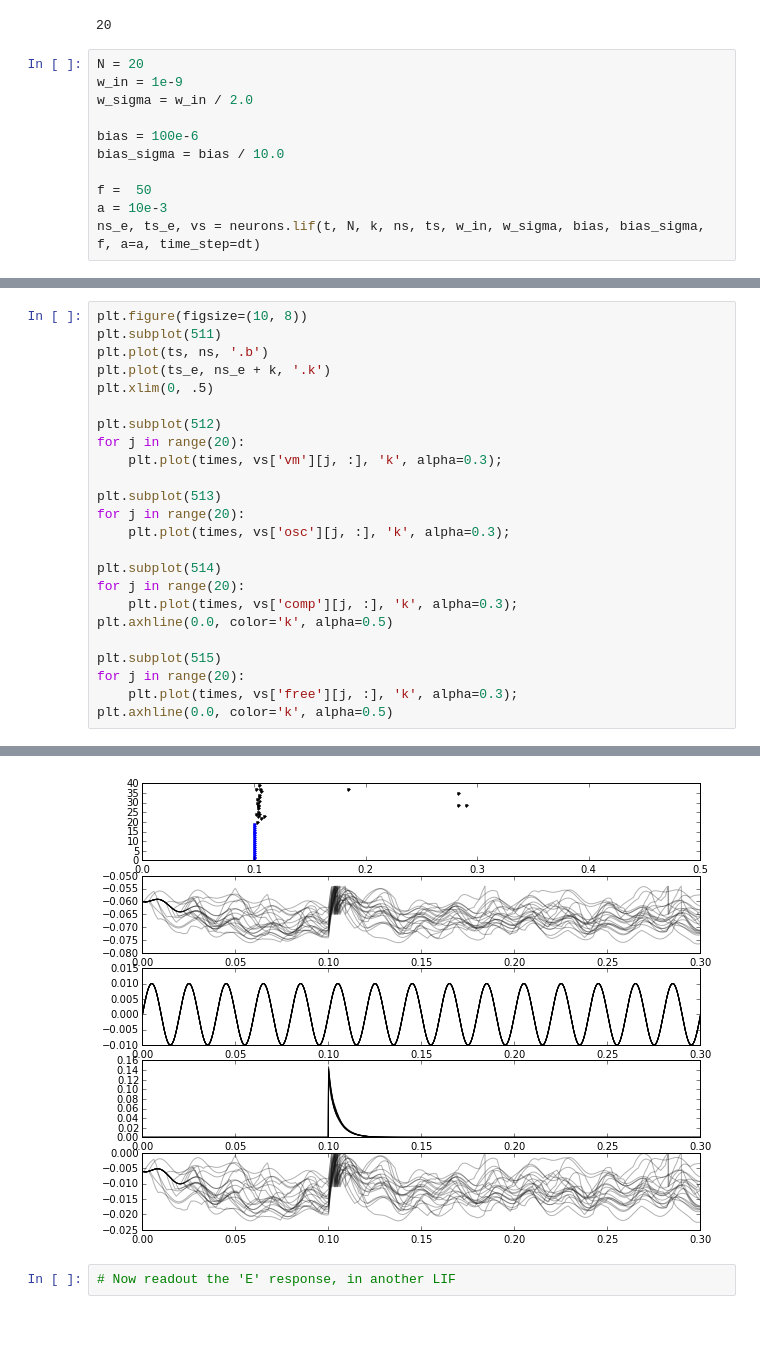
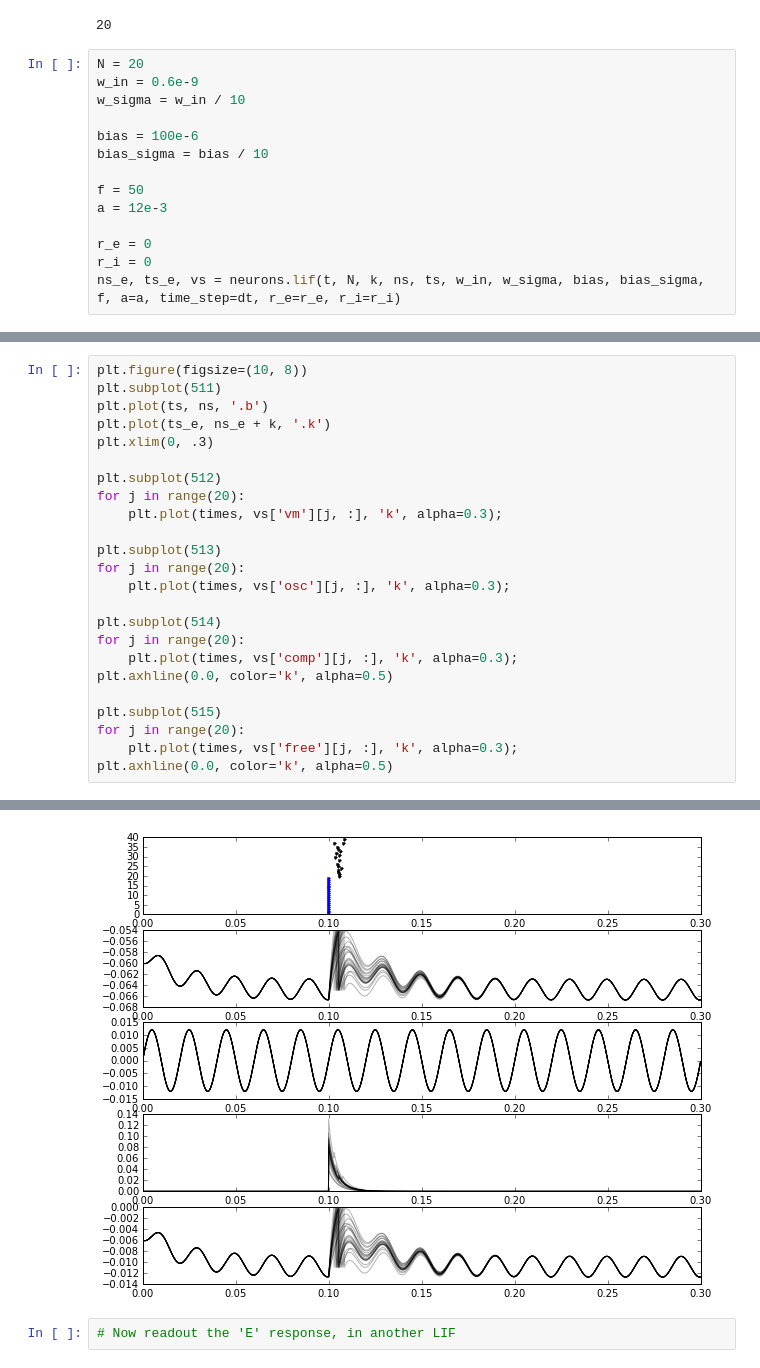
Before and after one commit to parenthetical-e/voltagebudget, a Jupyter notebook: ipynb/lif_testing.ipynb, the cells around one changed output, grey strips where cells are left out. Saved outputs shown, nothing was run; the diff lists cells and outputs as text; blank space fills up the shorter version.

Commit message:
Better plots; added readout

```diff
--- a/ipynb/lif_testing.ipynb
+++ b/ipynb/lif_testing.ipynb
@@ -21,13 +21,16 @@ times = fsutil.create_times(t, dt)
 20
 # %%
 N = 20
-w_in = 1e-9
-w_sigma = w_in / 2.0
+w_in = 0.6e-9
+w_sigma = w_in / 10
 
 bias = 100e-6
-bias_sigma = bias / 10.0
+bias_sigma = bias / 10
 
-f =  50
-a = 10e-3
-ns_e, ts_e, vs = neurons.lif(t, N, k, ns, ts, w_in, w_sigma, bias, bias_sigma, f, a=a, time_step=dt)
+f = 50
+a = 12e-3
+
+r_e = 0
+r_i = 0
+ns_e, ts_e, vs = neurons.lif(t, N, k, ns, ts, w_in, w_sigma, bias, bias_sigma, f, a=a, time_step=dt, r_e=r_e, r_i=r_i)
 # %% [output]
@@ -38,30 +39,30 @@ Starting simulation at t=0. s for a duration of 300. ms
 # %%
 plt.figure(figsize=(10, 8))
 plt.subplot(511)
 plt.plot(ts, ns, '.b')
 plt.plot(ts_e, ns_e + k, '.k')
-plt.xlim(0, .5)
+plt.xlim(0, .3)
 
 plt.subplot(512)
 for j in range(20):
     plt.plot(times, vs['vm'][j, :], 'k', alpha=0.3);
 
 plt.subplot(513)
 for j in range(20):
     plt.plot(times, vs['osc'][j, :], 'k', alpha=0.3);
 
 plt.subplot(514)
 for j in range(20):
     plt.plot(times, vs['comp'][j, :], 'k', alpha=0.3);
 plt.axhline(0.0, color='k', alpha=0.5)
 
 plt.subplot(515)
 for j in range(20):
     plt.plot(times, vs['free'][j, :], 'k', alpha=0.3);
 plt.axhline(0.0, color='k', alpha=0.5)
 # %% [output]
 <matplotlib.lines.Line2D at 0x...>
-[figure, old version]
+[figure, new version]
 # %%
 # Now readout the 'E' response, in another LIF
 # %%
```
Also changed, not shown: parts of 4 cells of this notebook.
